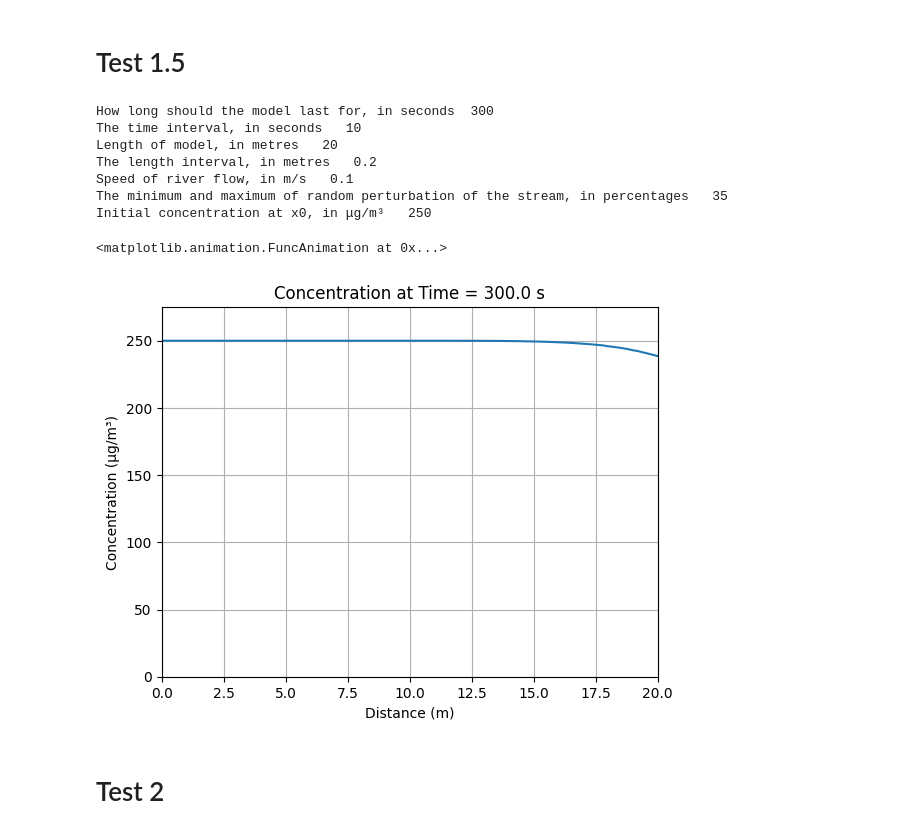
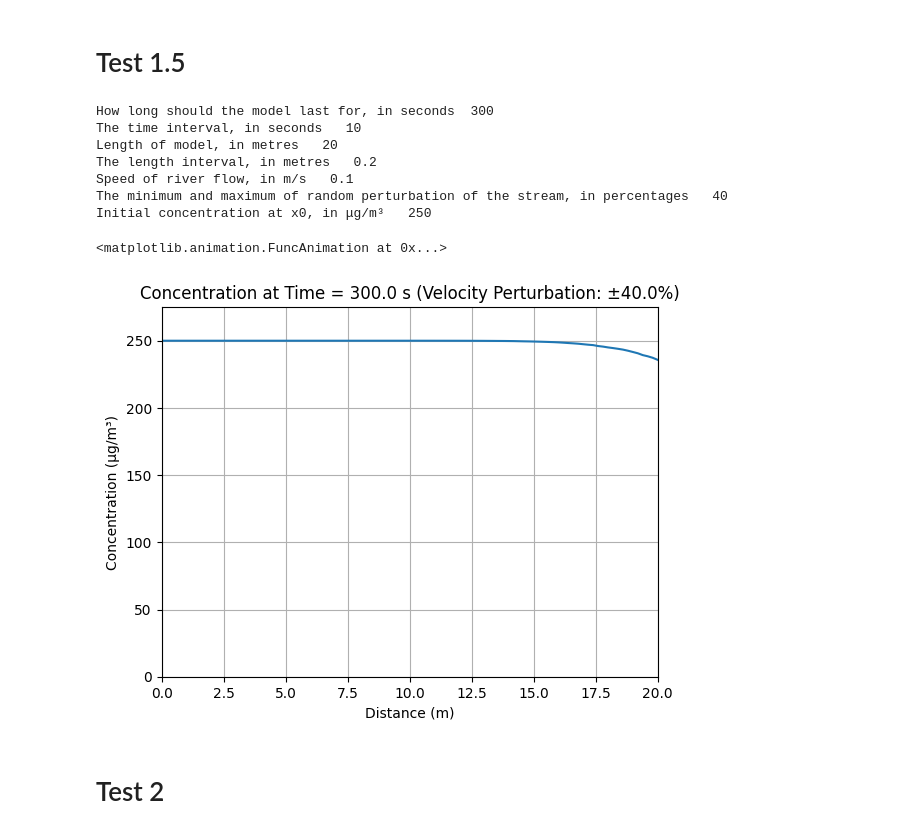
Before and after one commit to liz-lewis-manchester/CNM_2025_group_09, a Jupyter notebook: Coursework_question_1.ipynb, the cells around one changed output. Cells and saved outputs as stored; diff of their text form; code cells hidden in the pictures.

Commit message:
added velocity perturbation percentage to the graph

```diff
--- a/Coursework_question_1.ipynb
+++ b/Coursework_question_1.ipynb
@@ -167,36 +167,36 @@ plt.rcParams['figure.dpi'] = 150
 plt.ioff()  # interactive off
 
 # setting function for plotting
 def animate(f):
     ax.cla()  # Clearing prevoius plot
 
     # Retrieve the correct concentration profile for the current frame
     concentration = all_concentrations[f]
 
     # Draw the plot on ax
     ax.plot(distance, concentration)
 
     # Set axis limits and labels on ax
     ax.set_xlim(0, length)
     ax.set_ylim(0, concentration_at_x0_past * 1.1)
     ax.set_xlabel("Distance (m)")
     ax.set_ylabel("Concentration (μg/m³)")
-    ax.set_title(f"Concentration at Time = {f * time_interval:.1f} s")
+    ax.set_title(f"Concentration at Time = {f * time_interval:.1f} s (Velocity Perturbation: ±{random_perturbation}%)0")
     ax.grid(True)
 
 
 # Create the animation
 matplotlib.animation.FuncAnimation(fig, animate, frames=num_frames)
 # %% [output]
 How long should the model last for, in seconds  300
 The time interval, in seconds   10
 Length of model, in metres   20
 The length interval, in metres   0.2
 Speed of river flow, in m/s   0.1
-The minimum and maximum of random perturbation of the stream, in percentages   35
+The minimum and maximum of random perturbation of the stream, in percentages   40
 Initial concentration at x0, in μg/m³   250
 <matplotlib.animation.FuncAnimation at 0x...>
-[figure, old version]
+[figure, new version]
 # %% [markdown]
 # Test 2
 # %% [markdown]
```
